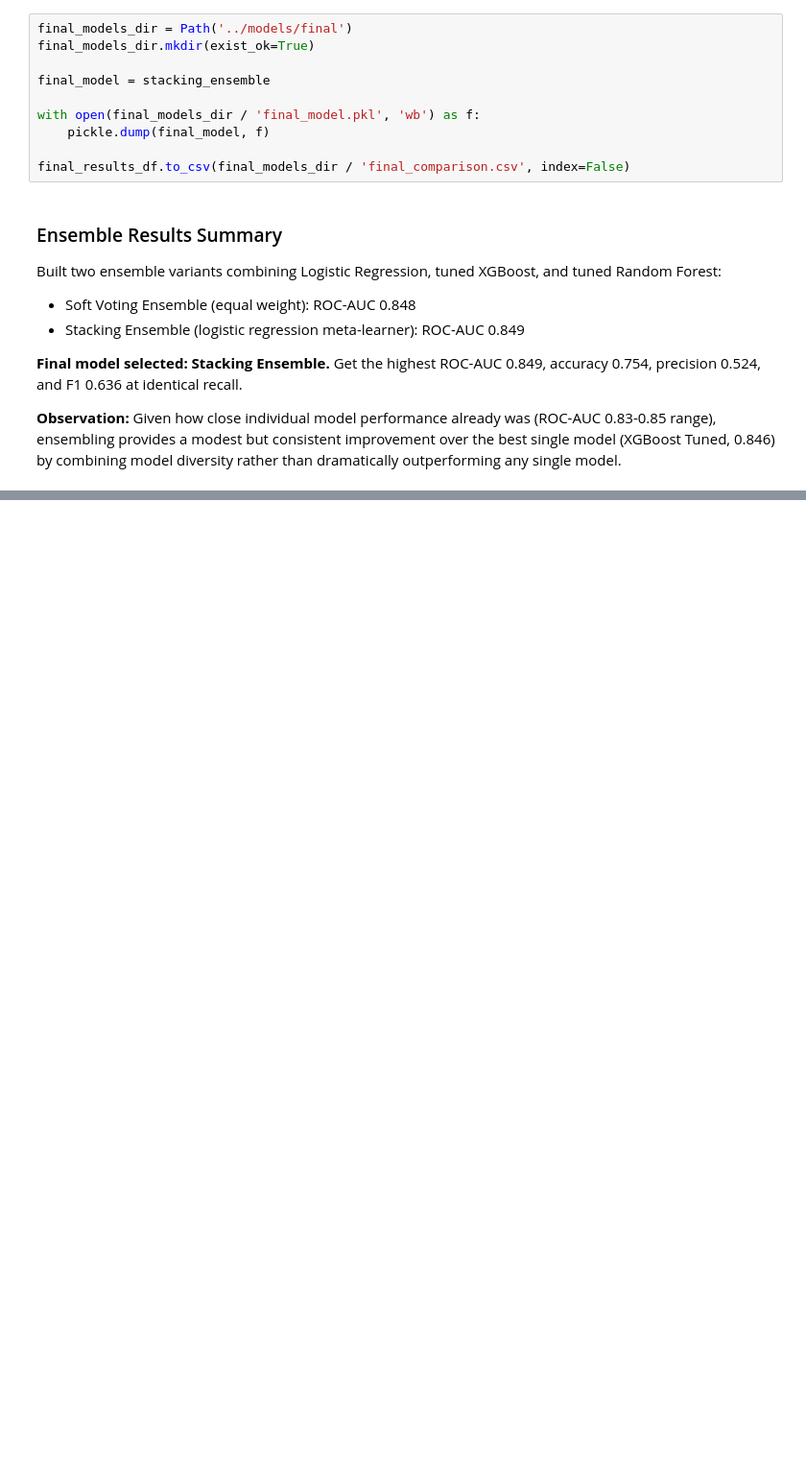
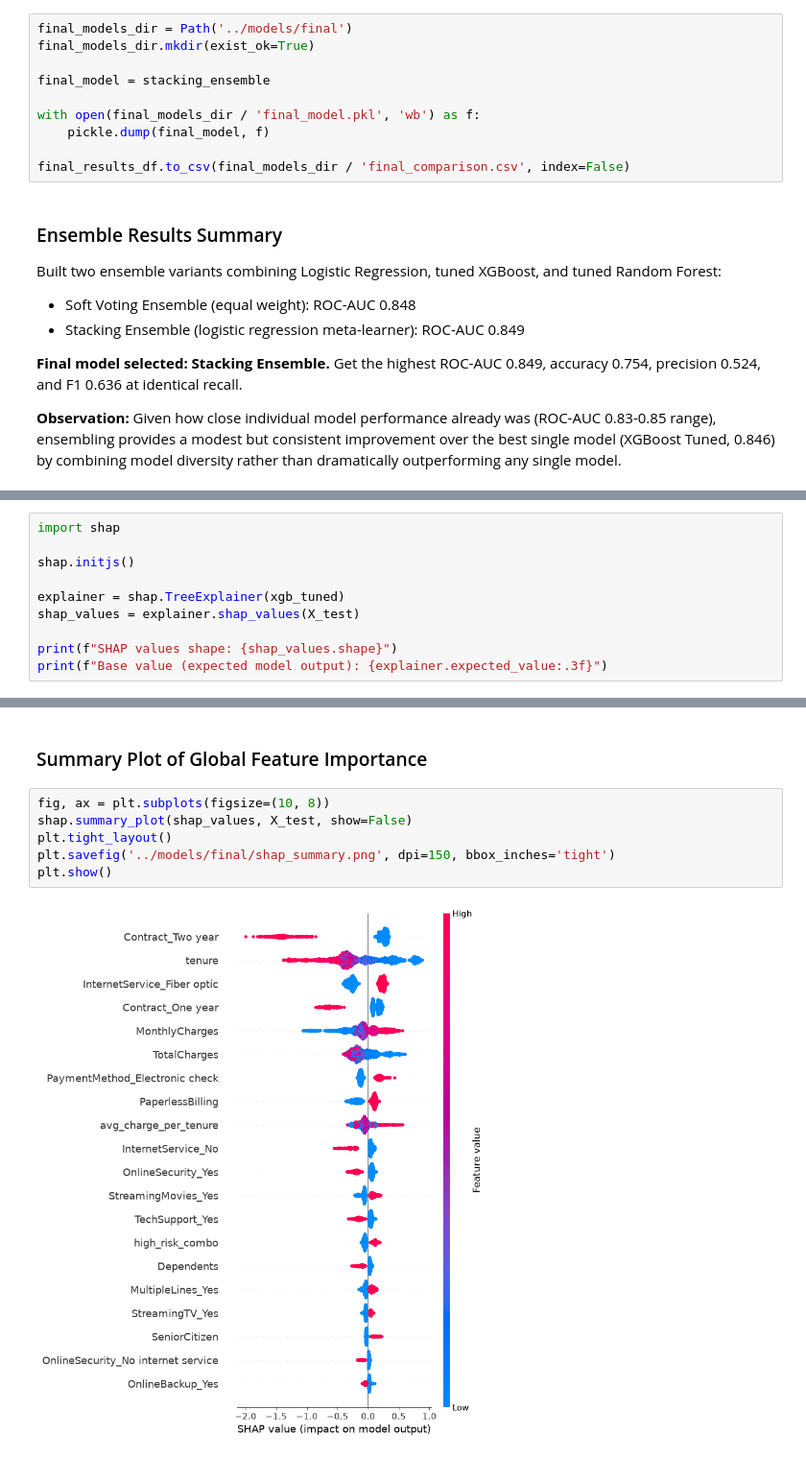
Before and after one commit to Joelcrl/customer-churn-prediction, a Jupyter notebook: notebooks/modeling.ipynb, the cells around one changed output, grey strips where cells are left out. Shown at 96% size. Saved outputs shown, nothing was run; the diff lists cells and outputs as text; blank space fills up the shorter version.

Commit message:
SHAP explainability for global feature importance and the business insights

```diff
--- a/notebooks/modeling.ipynb
+++ b/notebooks/modeling.ipynb
@@ -704,0 +711,10 @@ Built two ensemble variants combining Logistic Regression, tuned XGBoost, and tu
+# %%
+import shap
+
+shap.initjs()
+
+explainer = shap.TreeExplainer(xgb_tuned)
+shap_values = explainer.shap_values(X_test)
+
+print(f"SHAP values shape: {shap_values.shape}")
+print(f"Base value (expected model output): {explainer.expected_value:.3f}")
@@ -704,0 +725,10 @@ Built two ensemble variants combining Logistic Regression, tuned XGBoost, and tu
+# %% [markdown]
+### Summary Plot of Global Feature Importance
+# %%
+fig, ax = plt.subplots(figsize=(10, 8))
+shap.summary_plot(shap_values, X_test, show=False)
+plt.tight_layout()
+plt.savefig('../models/final/shap_summary.png', dpi=150, bbox_inches='tight')
+plt.show()
+# %% [output]
+[figure, added]
```
Also changed, not shown: parts of 19 cells of this notebook.
